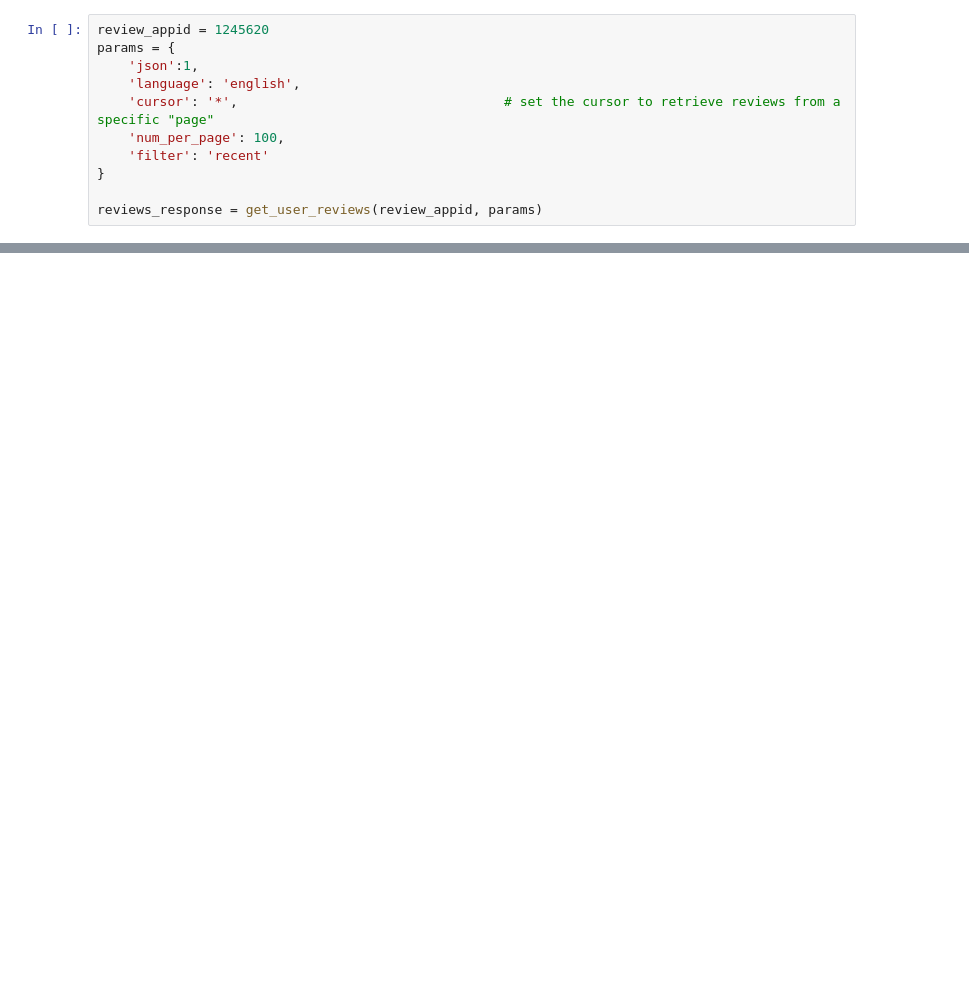
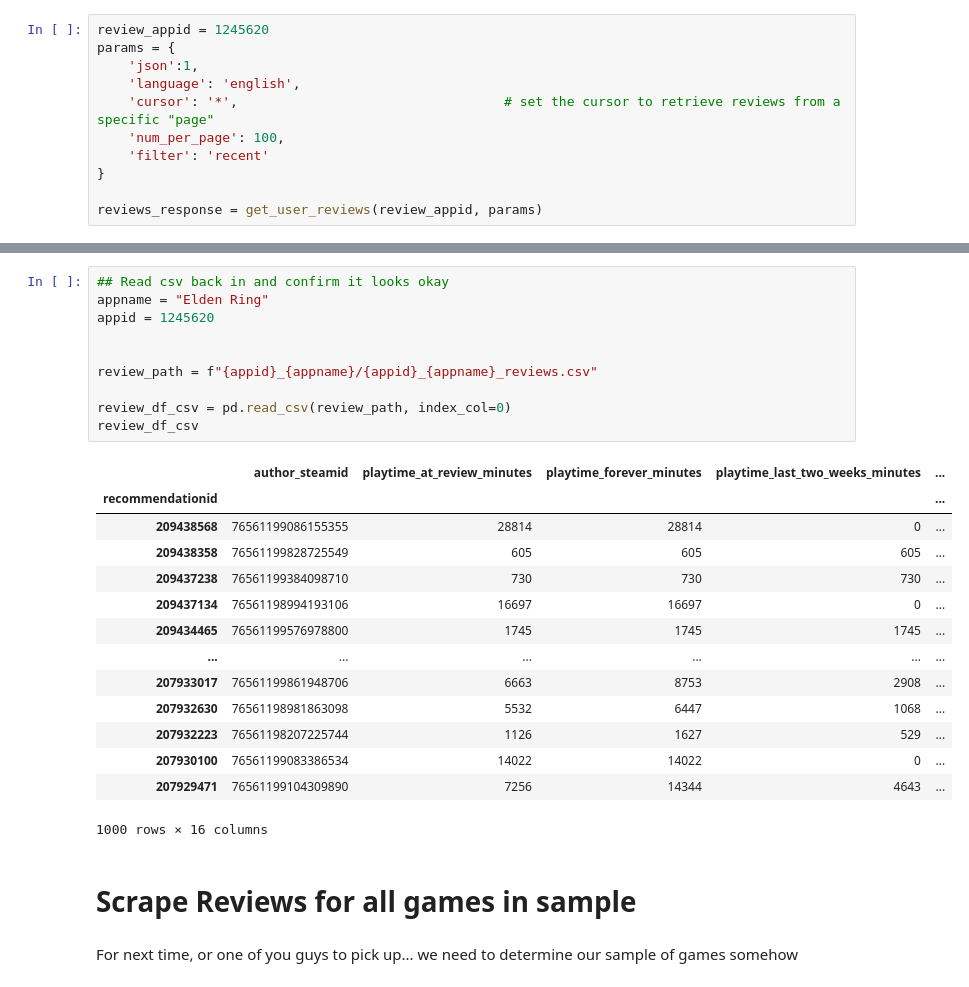
Before and after one commit to CGU-08-IST-332-nlp-steam-name/group-project, a Jupyter notebook: APIScrape.ipynb, the cells around one changed output, grey strips where cells are left out. Saved outputs shown, nothing was run; the diff lists cells and outputs as text; blank space fills up the shorter version.

```diff
--- a/APIScrape.ipynb
+++ b/APIScrape.ipynb
@@ -227,0 +242,29 @@ pickle.dump(selected_reviews, open(output_path, 'wb'))
+# %%
+## Read csv back in and confirm it looks okay
+appname = "Elden Ring"
+appid = 1245620
+
+
+review_path = f"{appid}_{appname}/{appid}_{appname}_reviews.csv"
+
+review_df_csv = pd.read_csv(review_path, index_col=0)
+review_df_csv
+# %% [output]
+|  | author_steamid | playtime_at_review_minutes | playtime_forever_minutes | playtime_last_two_weeks_minutes | ... |
+| recommendationid |  |  |  |  | ... |
+| 209438568 | 76561199086155355 | 28814 | 28814 | 0 | ... |
+| 209438358 | 76561199828725549 | 605 | 605 | 605 | ... |
+| 209437238 | 76561199384098710 | 730 | 730 | 730 | ... |
+| 209437134 | 76561198994193106 | 16697 | 16697 | 0 | ... |
+| 209434465 | 76561199576978800 | 1745 | 1745 | 1745 | ... |
+| ... | ... | ... | ... | ... | ... |
+| 207933017 | 76561199861948706 | 6663 | 8753 | 2908 | ... |
+| 207932630 | 76561198981863098 | 5532 | 6447 | 1068 | ... |
+| 207932223 | 76561198207225744 | 1126 | 1627 | 529 | ... |
+| 207930100 | 76561199083386534 | 14022 | 14022 | 0 | ... |
+| 207929471 | 76561199104309890 | 7256 | 14344 | 4643 | ... |
+1000 rows × 16 columns
+# %% [markdown]
+# Scrape Reviews for all games in sample
+# %% [markdown]
+For next time, or one of you guys to pick up... we need to determine our sample of games somehow
```
Also changed, not shown: parts of 11 cells of this notebook, 2 other files.
